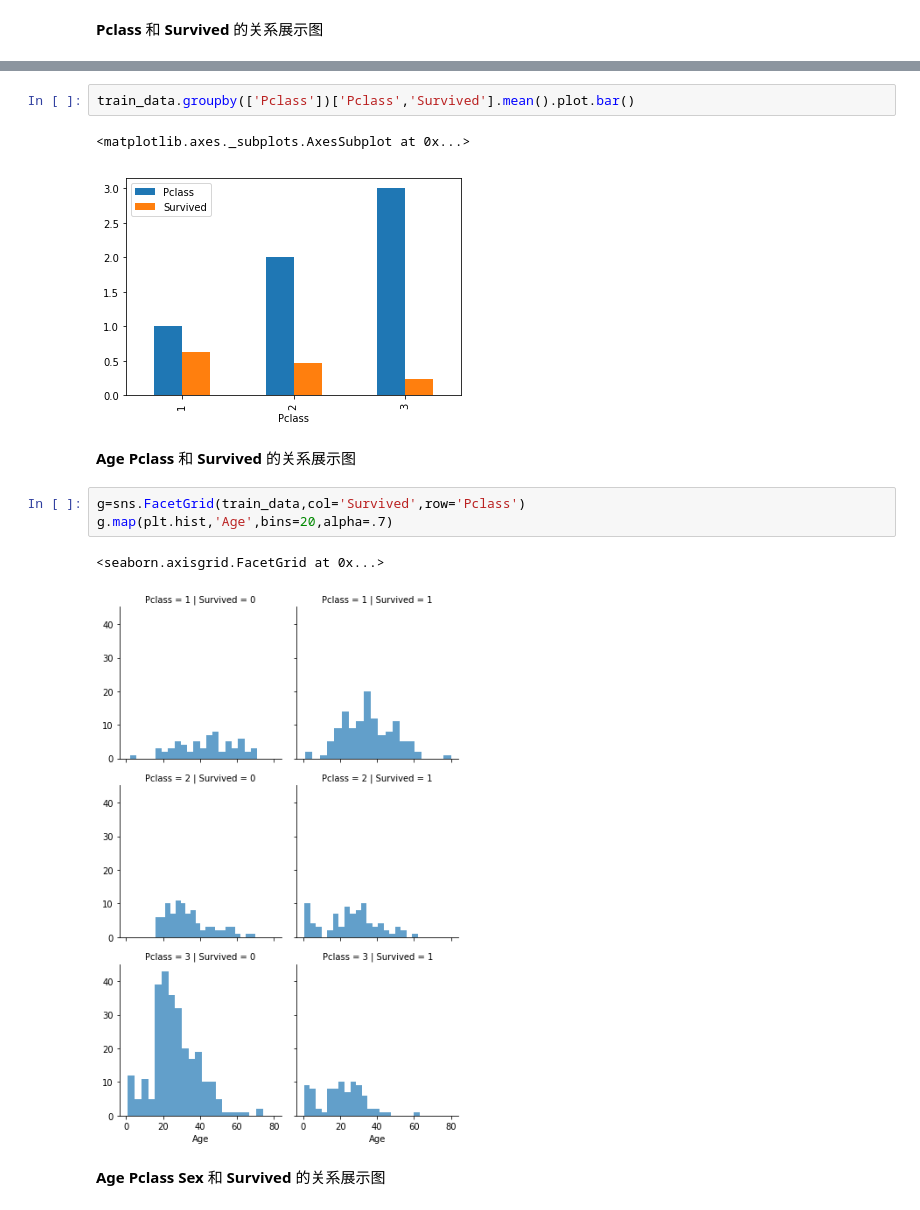
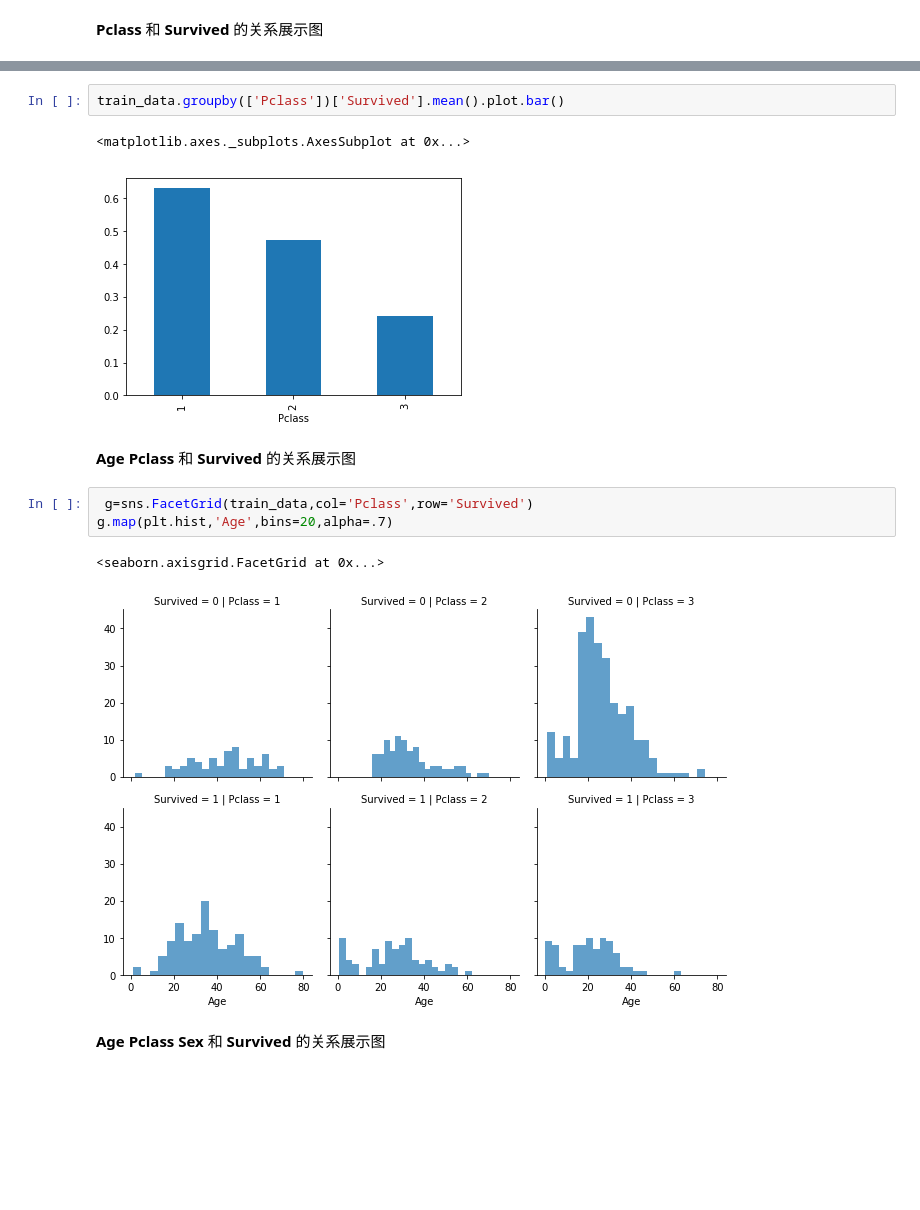
Before and after one commit to OneStepAndTwoSteps/Kaggle-Project, a Jupyter notebook: Titanic Machine Learning from Disaster/Titanic Top4% majority voting [0.82].ipynb, the cells around one changed output, grey strips where cells are left out. Cells and saved outputs as stored; diff of their text form; blank space fills up the shorter version.

```diff
--- a/Titanic Machine Learning from Disaster/Titanic Top4% majority voting [0.82].ipynb
+++ b/Titanic Machine Learning from Disaster/Titanic Top4% majority voting [0.82].ipynb
@@ -158,16 +229,16 @@ __Pclass__ 和 __Survived__ 的关系展示图
 # %%
-train_data.groupby(['Pclass'])['Pclass','Survived'].mean().plot.bar()
+train_data.groupby(['Pclass'])['Survived'].mean().plot.bar()
 # %% [output]
 <matplotlib.axes._subplots.AxesSubplot at 0x...>
-[figure, old version]
+[figure, new version]
 # %% [markdown]
 __Age__ __Pclass__ 和 __Survived__ 的关系展示图
 # %%
-g=sns.FacetGrid(train_data,col='Survived',row='Pclass')
+ g=sns.FacetGrid(train_data,col='Pclass',row='Survived')
 g.map(plt.hist,'Age',bins=20,alpha=.7)
 # %% [output]
 <seaborn.axisgrid.FacetGrid at 0x...>
-[figure, old version]
+[figure, new version]
 # %% [markdown]
 __Age__ __Pclass__ __Sex__ 和 __Survived__ 的关系展示图
 # %%
```
Also changed, not shown: parts of 12 cells of this notebook, 2 other files.
